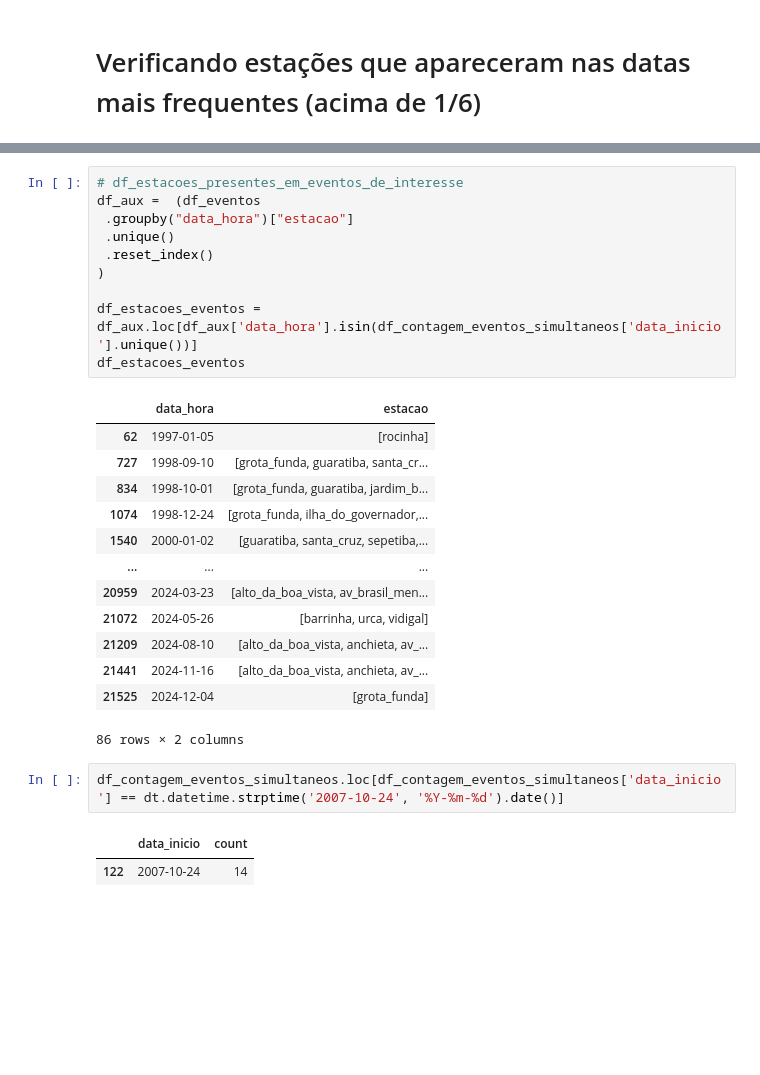
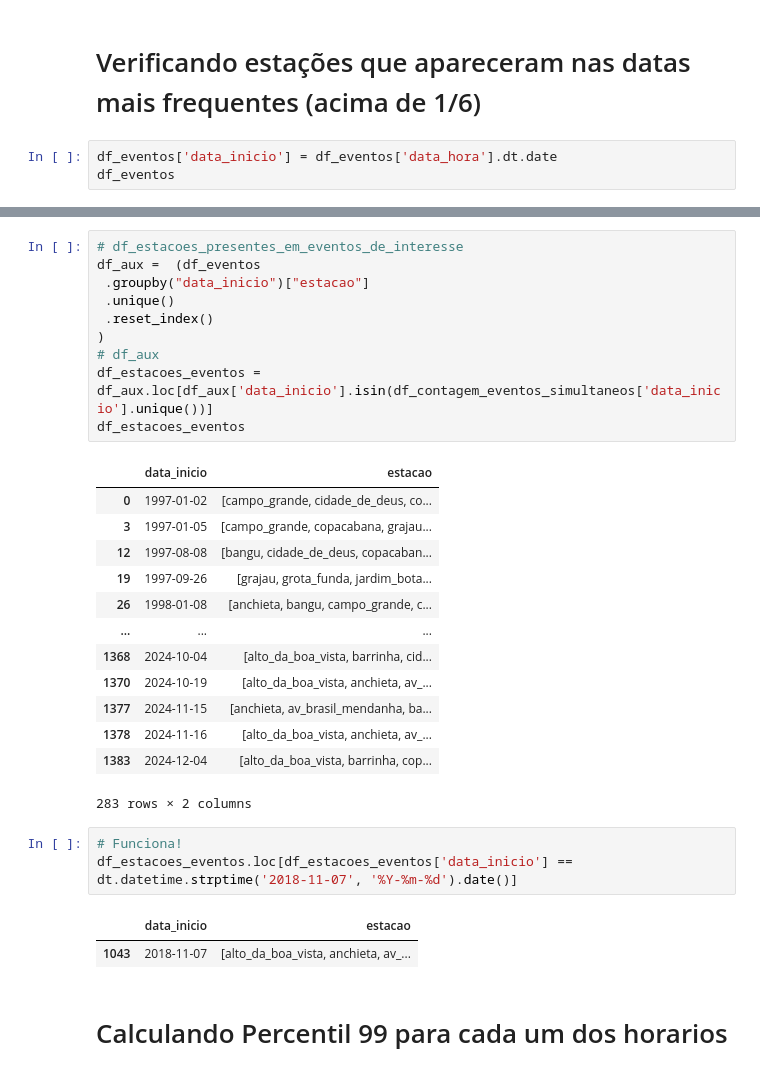
Before and after one commit to eduviana1/Eventos-Extremos-Cidade-do-Rio-de-Janeiro, a Jupyter notebook: (Edu)_TEEP_chuva_horaria.ipynb, the cells around one changed output, grey strips where cells are left out. Cells and saved outputs as stored; diff of their text form; blank space fills up the shorter version.

```diff
--- a/(Edu)_TEEP_chuva_horaria.ipynb
+++ b/(Edu)_TEEP_chuva_horaria.ipynb
@@ -186,3 +202,6 @@ df_contagem_eventos_simultaneos
 283 rows × 2 columns
 # %% [markdown]
 # Verificando estações que apareceram nas datas mais frequentes (acima de 1/6)
+# %%
+df_eventos['data_inicio'] = df_eventos['data_hora'].dt.date
+df_eventos
@@ -189,29 +222,32 @@ df_contagem_eventos_simultaneos
 # %%
 # df_estacoes_presentes_em_eventos_de_interesse
 df_aux =  (df_eventos
- .groupby("data_hora")["estacao"]
+ .groupby("data_inicio")["estacao"]
  .unique()
  .reset_index()
 )
-
-df_estacoes_eventos = df_aux.loc[df_aux['data_hora'].isin(df_contagem_eventos_simultaneos['data_inicio'].unique())]
+# df_aux
+df_estacoes_eventos = df_aux.loc[df_aux['data_inicio'].isin(df_contagem_eventos_simultaneos['data_inicio'].unique())]
 df_estacoes_eventos
 # %% [output]
-|  | data_hora | estacao |
-| 62 | 1997-01-05 | [rocinha] |
-| 727 | 1998-09-10 | [grota_funda, guaratiba, santa_cr... |
-| 834 | 1998-10-01 | [grota_funda, guaratiba, jardim_b... |
-| 1074 | 1998-12-24 | [grota_funda, ilha_do_governador,... |
-| 1540 | 2000-01-02 | [guaratiba, santa_cruz, sepetiba,... |
+|  | data_inicio | estacao |
+| 0 | 1997-01-02 | [campo_grande, cidade_de_deus, co... |
+| 3 | 1997-01-05 | [campo_grande, copacabana, grajau... |
+| 12 | 1997-08-08 | [bangu, cidade_de_deus, copacaban... |
+| 19 | 1997-09-26 | [grajau, grota_funda, jardim_bota... |
+| 26 | 1998-01-08 | [anchieta, bangu, campo_grande, c... |
 | ... | ... | ... |
-| 20959 | 2024-03-23 | [alto_da_boa_vista, av_brasil_men... |
-| 21072 | 2024-05-26 | [barrinha, urca, vidigal] |
-| 21209 | 2024-08-10 | [alto_da_boa_vista, anchieta, av_... |
-| 21441 | 2024-11-16 | [alto_da_boa_vista, anchieta, av_... |
-| 21525 | 2024-12-04 | [grota_funda] |
+| 1368 | 2024-10-04 | [alto_da_boa_vista, barrinha, cid... |
+| 1370 | 2024-10-19 | [alto_da_boa_vista, anchieta, av_... |
+| 1377 | 2024-11-15 | [anchieta, av_brasil_mendanha, ba... |
+| 1378 | 2024-11-16 | [alto_da_boa_vista, anchieta, av_... |
+| 1383 | 2024-12-04 | [alto_da_boa_vista, barrinha, cop... |
-86 rows × 2 columns
+283 rows × 2 columns
 # %%
-df_contagem_eventos_simultaneos.loc[df_contagem_eventos_simultaneos['data_inicio'] == dt.datetime.strptime('2007-10-24', '%Y-%m-%d').date()]
+# Funciona!
+df_estacoes_eventos.loc[df_estacoes_eventos['data_inicio'] == dt.datetime.strptime('2018-11-07', '%Y-%m-%d').date()]
 # %% [output]
-|  | data_inicio | count |
-| 122 | 2007-10-24 | 14 |
+|  | data_inicio | estacao |
+| 1043 | 2018-11-07 | [alto_da_boa_vista, anchieta, av_... |
+# %% [markdown]
+# Calculando Percentil 99 para cada um dos horarios
```
Also changed, not shown: parts of 6 cells of this notebook.
